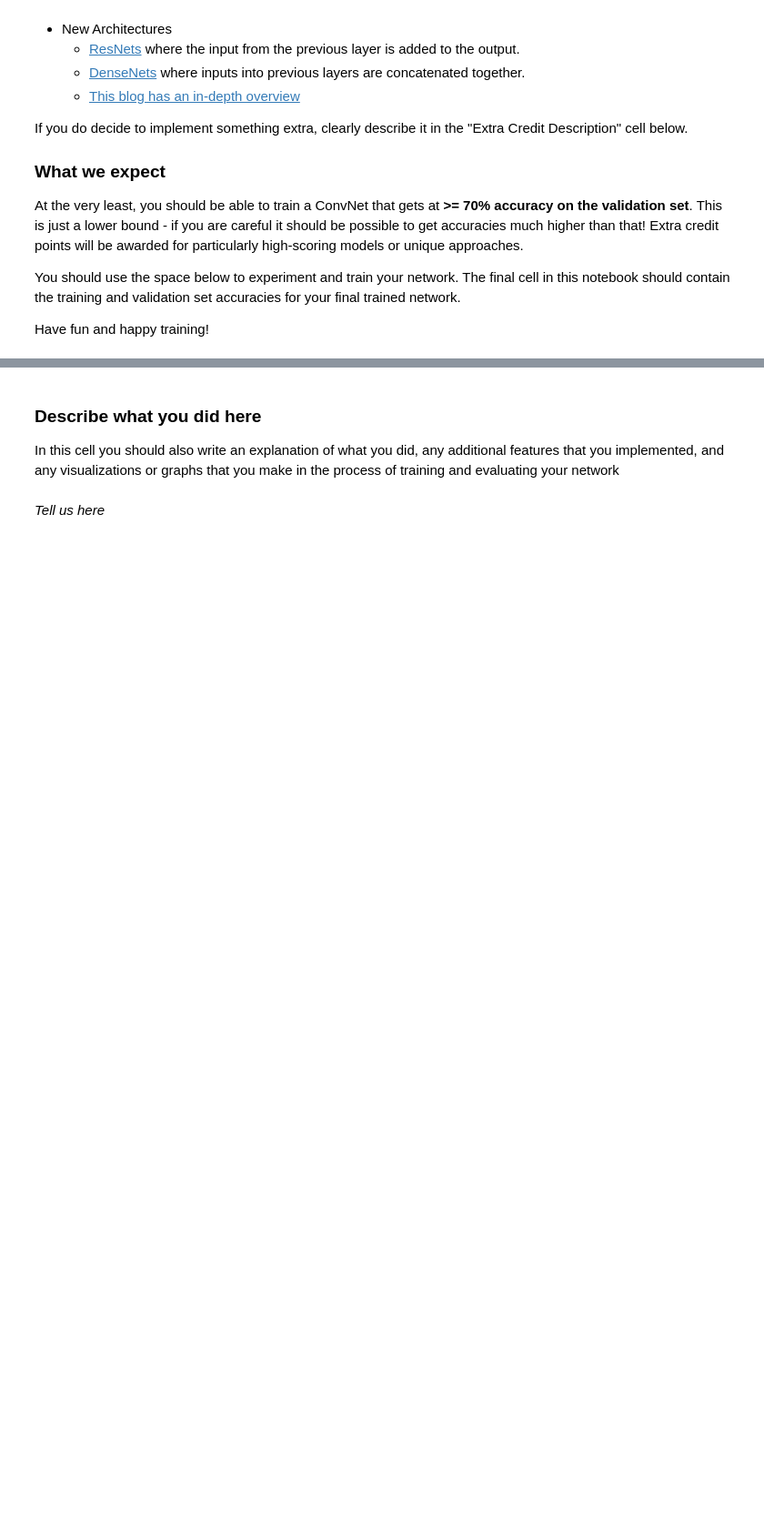
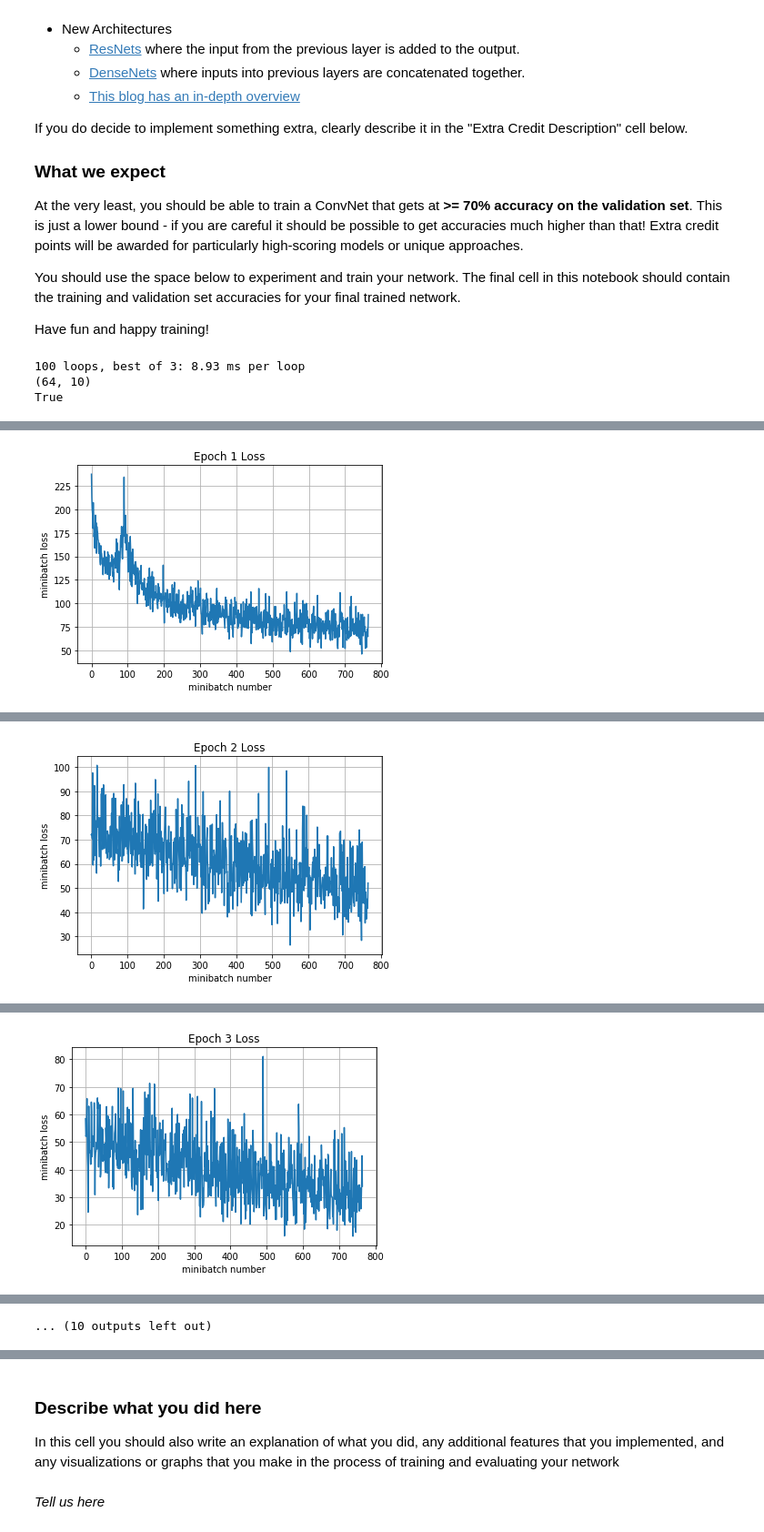
Before and after one commit to chongyangma/cs231n, a Jupyter notebook: assignments/assignment2/TensorFlow.ipynb, the cells around one changed output, grey strips where cells are left out. Shown at 91% size. Saved outputs shown, nothing was run; the diff lists cells and outputs as text; code cells hidden in the pictures; blank space fills up the shorter version.

```diff
--- a/assignments/assignment2/TensorFlow.ipynb
+++ b/assignments/assignment2/TensorFlow.ipynb
@@ -459,3 +488,19 @@ pass
+# %%
+# Now we're going to feed a random batch into the model
+# and make sure the output is the right size
+x = np.random.randn(64, 32, 32,3)
+with tf.Session() as sess:
+    with tf.device("/cpu:0"): #"/cpu:0" or "/gpu:0"
+        tf.global_variables_initializer().run()
+
+        ans = sess.run(y_out,feed_dict={X:x,is_training:True})
+        %timeit sess.run(y_out,feed_dict={X:x,is_training:True})
+        print(ans.shape)
+        print(np.array_equal(ans.shape, np.array([64, 10])))
+# %% [output]
+100 loops, best of 3: 8.93 ms per loop
+(64, 10)
+True
 # %%
 # Feel free to play with this cell
 # This default code creates a session
@@ -465,6 +510,7 @@ sess = tf.Session()
 
 sess.run(tf.global_variables_initializer())
 print('Training')
-run_model(sess,y_out,mean_loss,X_train,y_train,10,64,100,train_step,True)
+run_model(sess,y_out,mean_loss,X_train,y_train,10,64,200,train_step,True)
 print('Validation')
 run_model(sess,y_out,mean_loss,X_val,y_val,1,64)
+# %% [output]
@@ -470,0 +523 @@ run_model(sess,y_out,mean_loss,X_val,y_val,1,64)
+[figure, added]
@@ -470,0 +529 @@ run_model(sess,y_out,mean_loss,X_val,y_val,1,64)
+[figure, added]
@@ -470,0 +535 @@ run_model(sess,y_out,mean_loss,X_val,y_val,1,64)
+[figure, added]
@@ -471,3 +553,4 @@ run_model(sess,y_out,mean_loss,X_val,y_val,1,64)
+... (10 outputs left out)
 # %%
 # Test your model here, and make sure
 # the output of this cell is the accuracy
```
Also changed, not shown: parts of 10 cells of this notebook.
